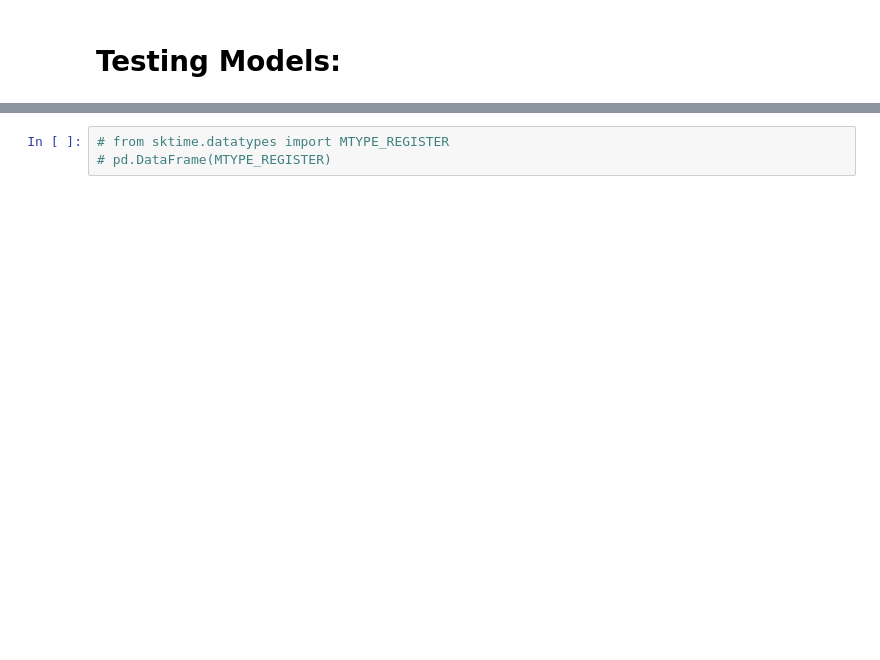
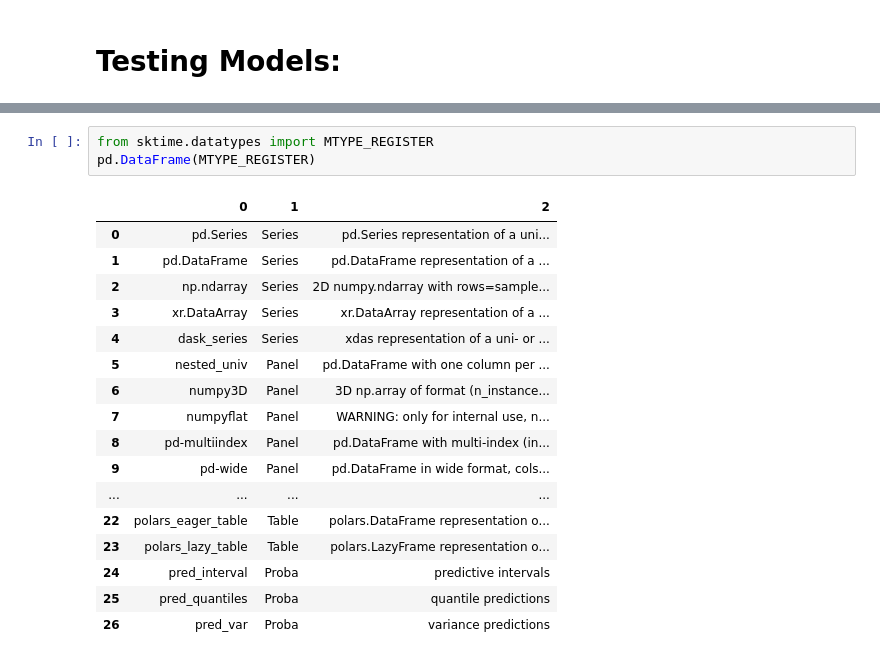
Before and after one commit to CristianMorasso/statistical_project, a Jupyter notebook: Copia_di_statiscal_learning.ipynb, the cells around one changed output, grey strips where cells are left out. Drawn from its saved outputs; the diff is of its cells as text; blank space fills up the shorter version.

```diff
--- a/Copia_di_statiscal_learning.ipynb
+++ b/Copia_di_statiscal_learning.ipynb
@@ -293,4 +367,22 @@ print(f"After: {dfs.shape}")
 # %%
-# from sktime.datatypes import MTYPE_REGISTER
-# pd.DataFrame(MTYPE_REGISTER)
+from sktime.datatypes import MTYPE_REGISTER
+pd.DataFrame(MTYPE_REGISTER)
+# %% [output]
+|  | 0 | 1 | 2 |
+| 0 | pd.Series | Series | pd.Series representation of a uni... |
+| 1 | pd.DataFrame | Series | pd.DataFrame representation of a ... |
+| 2 | np.ndarray | Series | 2D numpy.ndarray with rows=sample... |
+| 3 | xr.DataArray | Series | xr.DataArray representation of a ... |
+| 4 | dask_series | Series | xdas representation of a uni- or ... |
+| 5 | nested_univ | Panel | pd.DataFrame with one column per ... |
+| 6 | numpy3D | Panel | 3D np.array of format (n_instance... |
+| 7 | numpyflat | Panel | WARNING: only for internal use, n... |
+| 8 | pd-multiindex | Panel | pd.DataFrame with multi-index (in... |
+| 9 | pd-wide | Panel | pd.DataFrame in wide format, cols... |
+| ... | ... | ... | ... |
+| 22 | polars_eager_table | Table | polars.DataFrame representation o... |
+| 23 | polars_lazy_table | Table | polars.LazyFrame representation o... |
+| 24 | pred_interval | Proba | predictive intervals |
+| 25 | pred_quantiles | Proba | quantile predictions |
+| 26 | pred_var | Proba | variance predictions |
 # %%
```
Also changed, not shown: parts of 23 cells of this notebook.
